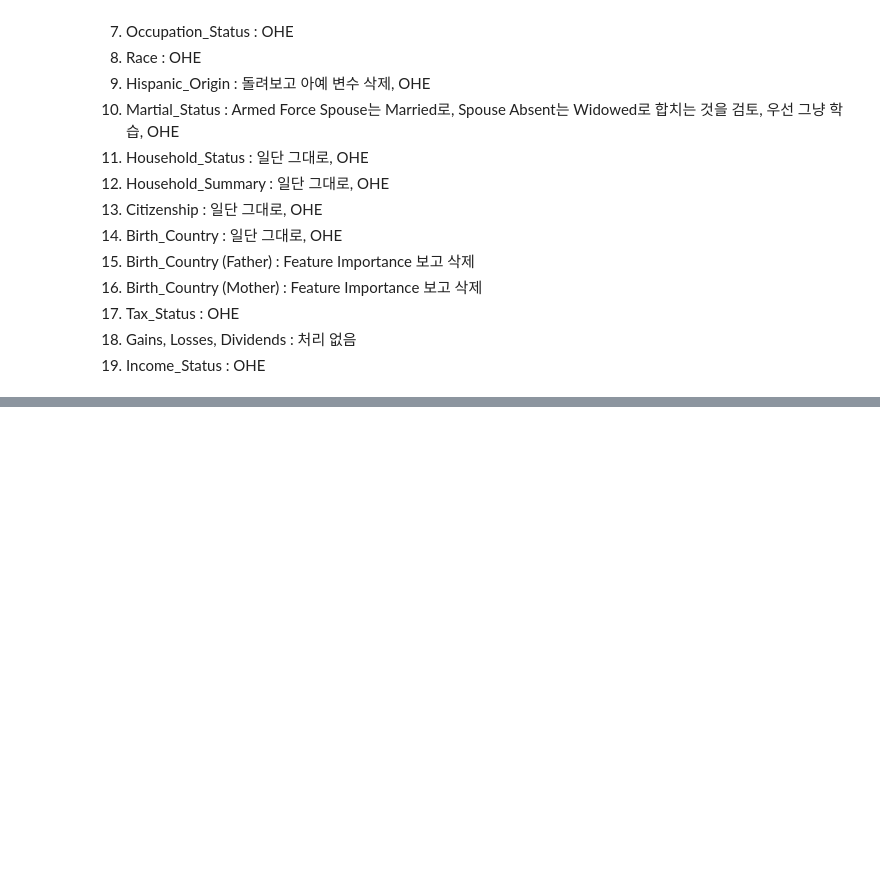
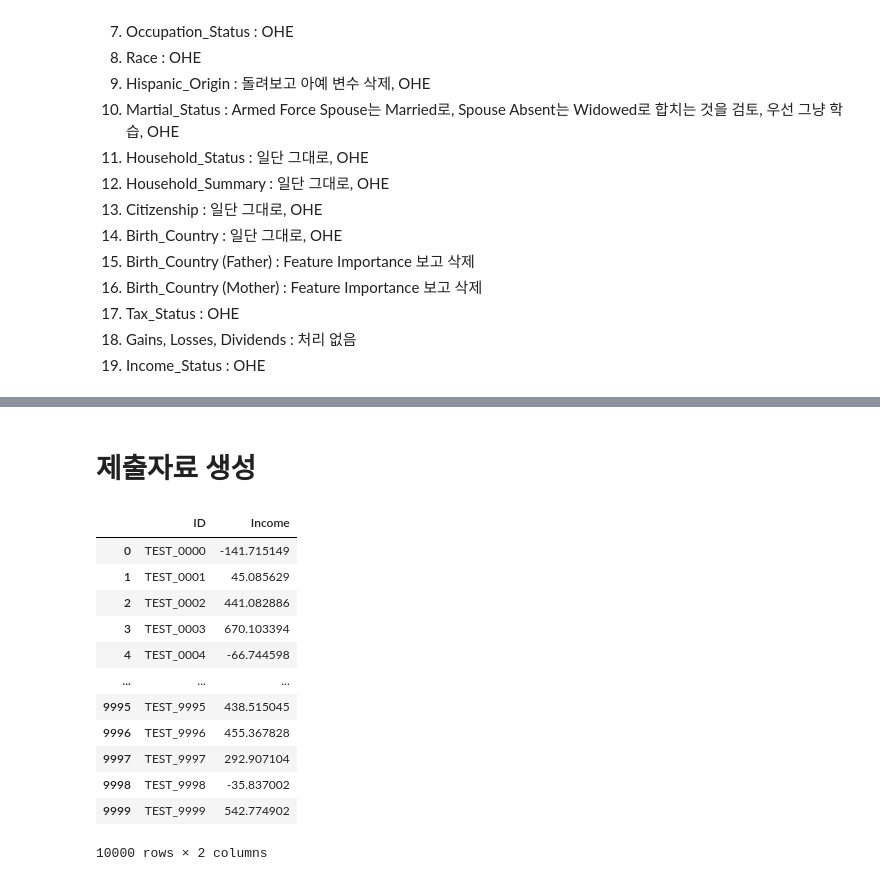
Before and after one commit to YoungjaeKang/dacon_income_forecast, a Jupyter notebook: 2. Model-2.ipynb, the cells around one changed output, grey strips where cells are left out. Cells and saved outputs as stored; diff of their text form; code cells hidden in the pictures; blank space fills up the shorter version.

```diff
--- a/2. Model-2.ipynb
+++ b/2. Model-2.ipynb
@@ -728,0 +682,21 @@ KeyError: 'Education_Status_EN'
+# %%
+# train, val
+for i in encoding_target:
+    le = OneHotEncoder()
+
+    le.fit(train_x[i].values.reshape(-1, 1))  # train_x[i]를 2차원 배열로 변환하여 fit 메서드에 전달
+    train_x[i] = le.transform(train_x[i].values.reshape(-1, 1)).toarray()  # 희소 행렬을 밀집 행렬로 변환한 후 DataFrame의 열에 할당
+
+    # test 데이터에서 나올 수 있는 새로운 카테고리에 대해 categories_ 배열에 추가
+    for case in np.unique(val_x[i]):
+        if case not in le.categories_[0]:
+            le.categories_ = [np.append(le.categories_[0], case)]
+
+    val_x[i] = le.transform(val_x[i].values.reshape(-1, 1)).toarray()  # 희소 행렬을 밀집 행렬로 변환한 후 DataFrame의 열에 할당
+# %%
+# test
+for i in encoding_target:
+    le = OneHotEncoder()
+
+    le.fit(test_x[i].values.reshape(-1, 1))  # train_x[i]를 2차원 배열로 변환하여 fit 메서드에 전달
+    test_x[i] = le.transform(test_x[i].values.reshape(-1, 1)).toarray()  # 희소 행렬을 밀집 행렬로 변환한 후 DataFrame의 열에 할당
@@ -728,0 +727,22 @@ KeyError: 'Education_Status_EN'
+# %%
+preds = model.predict(test_x)
+# %% [markdown]
+# 제출자료 생성
+# %%
+submission = pd.read_csv('data/sample_submission.csv')
+submission['Income'] = preds
+submission
+# %% [output]
+|  | ID | Income |
+| 0 | TEST_0000 | -141.715149 |
+| 1 | TEST_0001 | 45.085629 |
+| 2 | TEST_0002 | 441.082886 |
+| 3 | TEST_0003 | 670.103394 |
+| 4 | TEST_0004 | -66.744598 |
+| ... | ... | ... |
+| 9995 | TEST_9995 | 438.515045 |
+| 9996 | TEST_9996 | 455.367828 |
+| 9997 | TEST_9997 | 292.907104 |
+| 9998 | TEST_9998 | -35.837002 |
+| 9999 | TEST_9999 | 542.774902 |
+10000 rows × 2 columns
```
Also changed, not shown: parts of 20 cells of this notebook, 2 other files.
